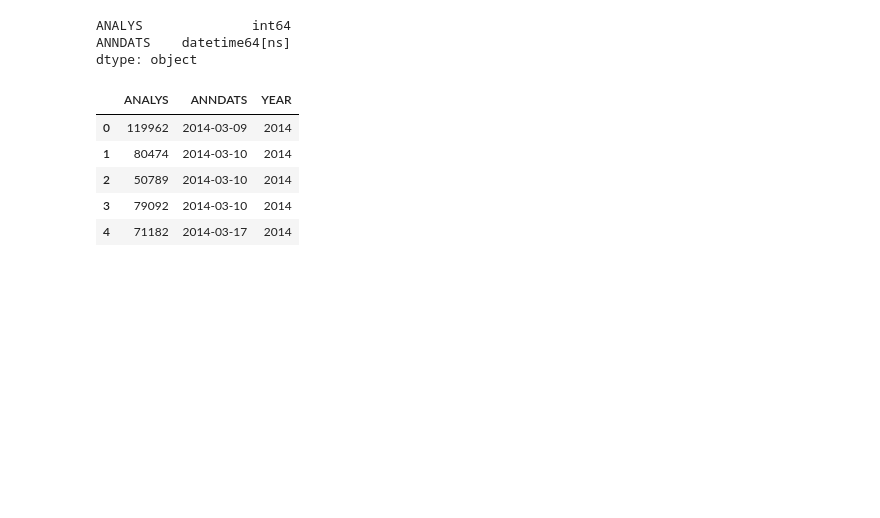
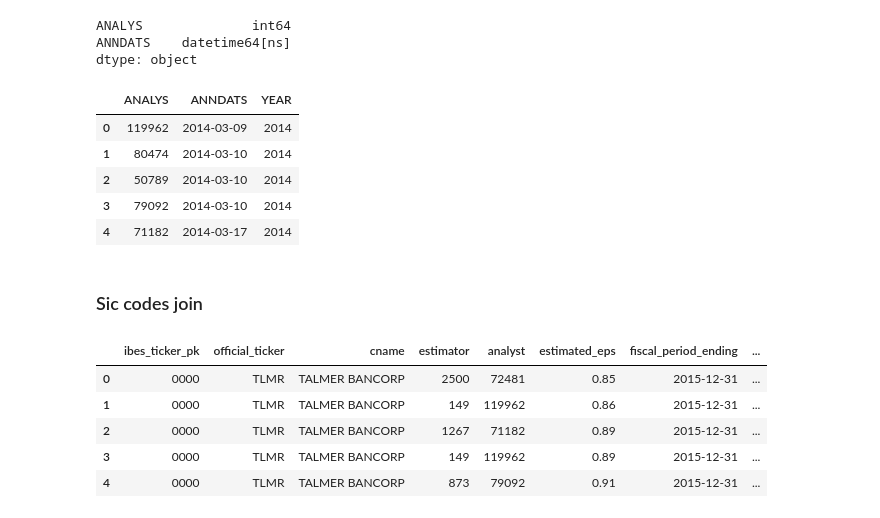
Before and after one commit to moshchev/gsfm_SS24, a Jupyter notebook: notebooks/alex_eda_feature_generation.ipynb, the cells around one changed output. Cells and saved outputs as stored; diff of their text form; code cells hidden in the pictures; blank space fills up the shorter version.

```diff
--- a/notebooks/alex_eda_feature_generation.ipynb
+++ b/notebooks/alex_eda_feature_generation.ipynb
@@ -76,3 +84,14 @@ analysts_experience = analysts_experience.drop_duplicates()
 sorted_analysts = analysts_experience.groupby('ANALYS').count()
 sorted_analysts = sorted_analysts.sort_values(by=['YEAR'], ascending=False)
 sorted_analysts
+# %% [markdown]
+### Sic codes join
+# %%
+df.head()
+# %% [output]
+|  | ibes_ticker_pk | official_ticker | cname | estimator | analyst | estimated_eps | fiscal_period_ending | ... |
+| 0 | 0000 | TLMR | TALMER BANCORP | 2500 | 72481 | 0.85 | 2015-12-31 | ... |
+| 1 | 0000 | TLMR | TALMER BANCORP | 149 | 119962 | 0.86 | 2015-12-31 | ... |
+| 2 | 0000 | TLMR | TALMER BANCORP | 1267 | 71182 | 0.89 | 2015-12-31 | ... |
+| 3 | 0000 | TLMR | TALMER BANCORP | 149 | 119962 | 0.89 | 2015-12-31 | ... |
+| 4 | 0000 | TLMR | TALMER BANCORP | 873 | 79092 | 0.91 | 2015-12-31 | ... |
```
Also changed, not shown: parts of 13 cells of this notebook.
